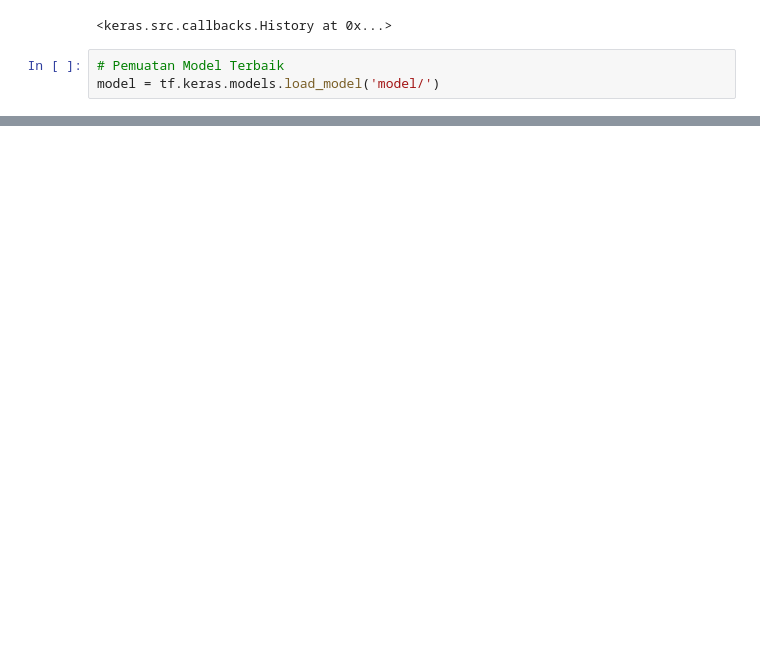
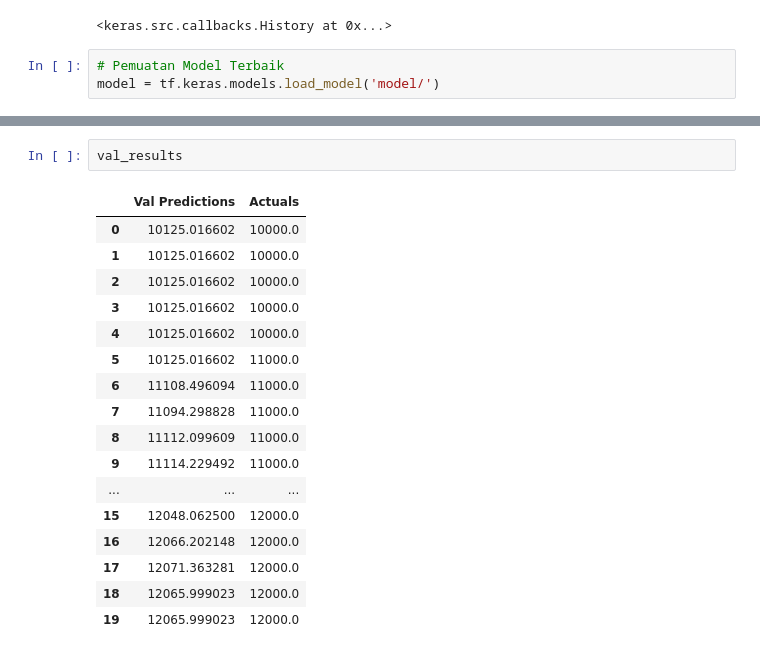
Before and after one commit to AbdanulIkhlas/Capstone-Project-CH2-PS160, a Jupyter notebook: Machine Learning/Code Ipynb/PricePredictionV1.ipynb, the cells around one changed output, grey strips where cells are left out. Saved outputs shown, nothing was run; the diff lists cells and outputs as text; blank space fills up the shorter version.

Commit message:
Add model code and result model

```diff
--- a/Machine Learning/Code Ipynb/PricePredictionV1.ipynb
+++ b/Machine Learning/Code Ipynb/PricePredictionV1.ipynb
@@ -202,3 +214,23 @@ val_results.plot(title='Validation Set Predictions vs Actuals')
+# %%
+val_results
+# %% [output]
+|  | Val Predictions | Actuals |
+| 0 | 10125.016602 | 10000.0 |
+| 1 | 10125.016602 | 10000.0 |
+| 2 | 10125.016602 | 10000.0 |
+| 3 | 10125.016602 | 10000.0 |
+| 4 | 10125.016602 | 10000.0 |
+| 5 | 10125.016602 | 11000.0 |
+| 6 | 11108.496094 | 11000.0 |
+| 7 | 11094.298828 | 11000.0 |
+| 8 | 11112.099609 | 11000.0 |
+| 9 | 11114.229492 | 11000.0 |
+| ... | ... | ... |
+| 15 | 12048.062500 | 12000.0 |
+| 16 | 12066.202148 | 12000.0 |
+| 17 | 12071.363281 | 12000.0 |
+| 18 | 12065.999023 | 12000.0 |
+| 19 | 12065.999023 | 12000.0 |
 # %%
 # Visualisasi Hasil Prediksi pada Data Test
 test_predictions = model.predict(X_test).flatten()
```
Also changed, not shown: parts of 18 cells of this notebook, 10 other files.
